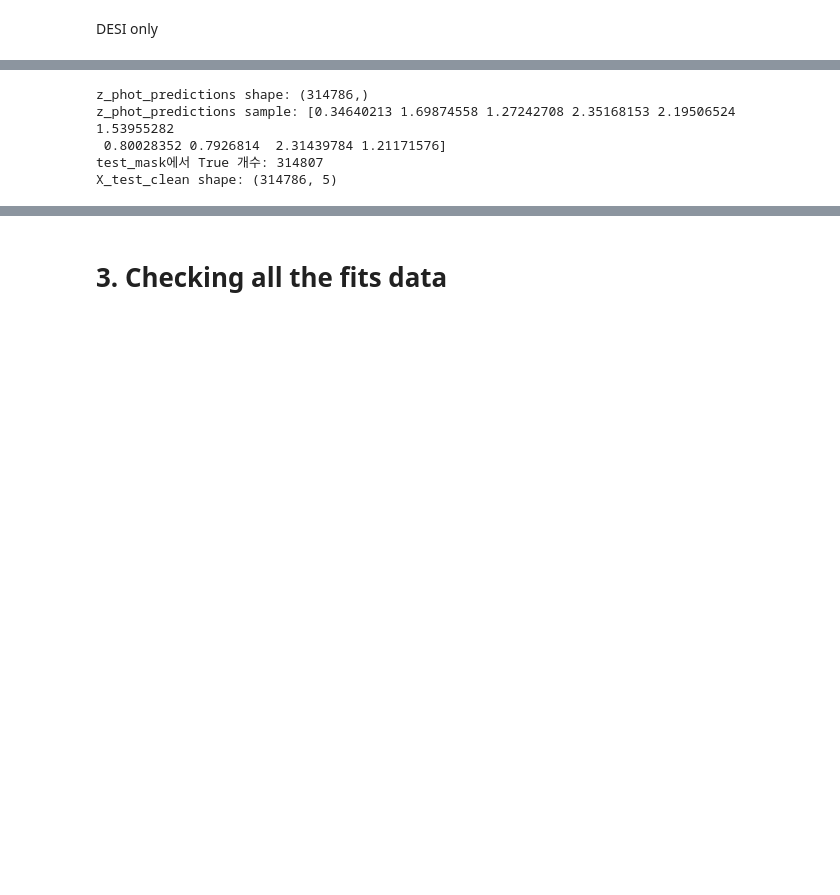
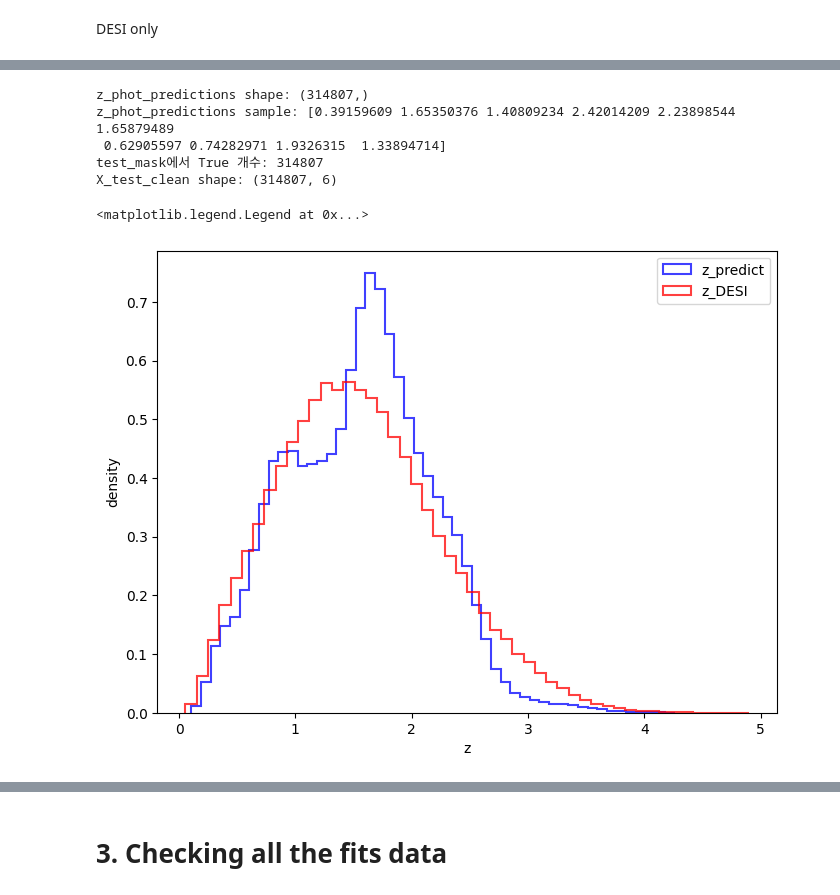
Before and after one commit to An-Yejin/qsocat, a Jupyter notebook: thesis5_kNN.ipynb, the cells around one changed output, grey strips where cells are left out. Cells and saved outputs as stored; diff of their text form; code cells hidden in the pictures; blank space fills up the shorter version.

```diff
--- a/thesis5_kNN.ipynb
+++ b/thesis5_kNN.ipynb
@@ -747,8 +759,8 @@ DESI redshift: 2.869778073634424
 # %%
 header = superset[1].header
 
-print("z_phot_predictions shape:", z_phot_predictions.shape)
-print("z_phot_predictions sample:", z_phot_predictions[:10])
+print("z_phot_predictions shape:", z_phot_predictions2.shape)
+print("z_phot_predictions sample:", z_phot_predictions2[:10])
 
 print("test_mask에서 True 개수:", np.sum(valid_mask))
 print("X_test_clean shape:", X_test_clean.shape)
@@ -760,7 +772,7 @@ test_indices = np.where(valid_mask)[0]
 valid_test_indices = test_indices[~nan_mask_test]
 
 # 예측된 값 채우기
-new_col_zphot[valid_test_indices] = z_phot_predictions
+new_col_zphot[valid_test_indices] = z_phot_predictions2
 #new_col_err[valid_test_indices] = sigma_z
 
 new_cols = fits.ColDefs([
@@ -772,8 +784,8 @@ hdu = fits.BinTableHDU.from_columns(data.columns + new_cols, header=header)
 
 hdu.writeto("superset_with_zphot_new4.fits", overwrite=True)
 # %% [output]
-z_phot_predictions shape: (314786,)
-z_phot_predictions sample: [0.34640213 1.69874558 1.27242708 2.35168153 2.19506524 1.53955282
- 0.80028352 0.7926814  2.31439784 1.21171576]
+z_phot_predictions shape: (314807,)
+z_phot_predictions sample: [0.39159609 1.65350376 1.40809234 2.42014209 2.23898544 1.65879489
+ 0.62905597 0.74282971 1.9326315  1.33894714]
 test_mask에서 True 개수: 314807
-X_test_clean shape: (314786, 5)
+X_test_clean shape: (314807, 6)
@@ -779,0 +798,18 @@ X_test_clean shape: (314786, 5)
+# %%
+#히스토그램
+alpha = 0.75
+lw = 1.5
+density = True
+histtype = 'step'
+
+plt.figure(figsize=(8,6))
+plt.hist(zphot4_data['Photo_z_QD'], bins=50, alpha=alpha, color='b', lw=lw, density=density, histtype=histtype, label='z_predict')
+
+plt.hist(data['DESI_Z'], bins=50, alpha=alpha, color='r', lw=lw, density=density, histtype=histtype, label='z_DESI')
+
+plt.xlabel('z')
+plt.ylabel('density')
+plt.legend()
+# %% [output]
+<matplotlib.legend.Legend at 0x...>
+[figure, added]
```
Also changed, not shown: parts of 44 cells of this notebook, 26 other files.
